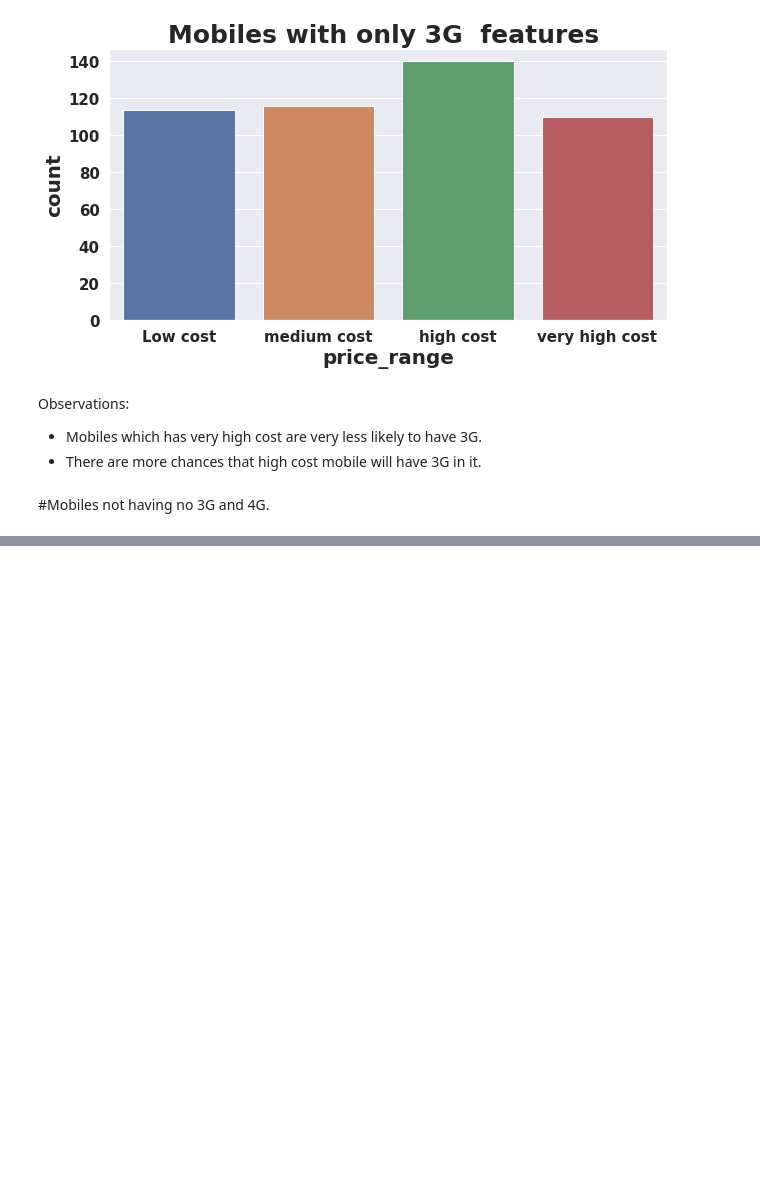
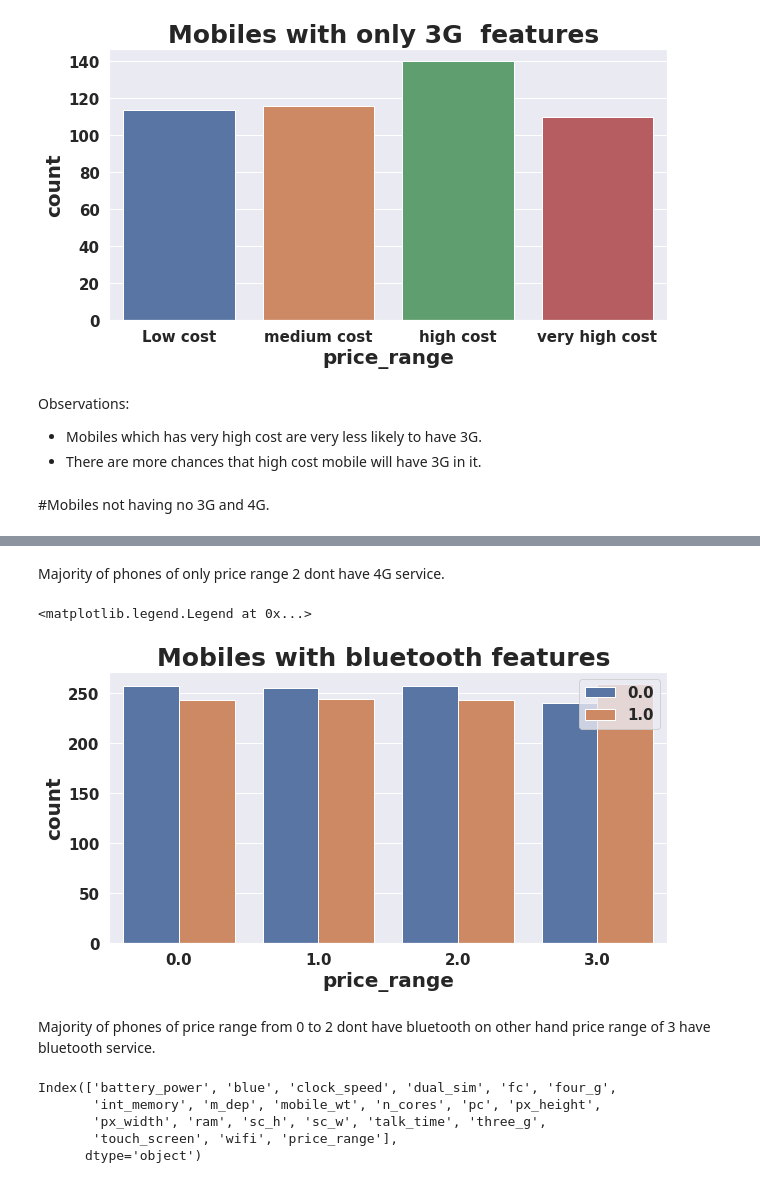
Before and after one commit to PremPatil0129/MobilePriceRangePrediction, a Jupyter notebook: MobilePriceRangePrediction.ipynb, the cells around one changed output, grey strips where cells are left out. Drawn from its saved outputs; the diff is of its cells as text; code cells hidden in the pictures; blank space fills up the shorter version.

```diff
--- a/MobilePriceRangePrediction.ipynb
+++ b/MobilePriceRangePrediction.ipynb
@@ -469,0 +517,20 @@ No_3g_4G_df=mobile_data[(mobile_data['three_g']!=1) & (mobile_data['four_g']!=1)
+# %% [markdown]
+Majority of phones of only price range 2 dont have 4G service.
+# %%
+plt.figure(figsize=(10, 5))
+sns.countplot(mobile_data['price_range'],hue=mobile_data['blue'])
+plt.title("Mobiles with bluetooth features ")
+plt.legend(loc='best')
+# %% [output]
+<matplotlib.legend.Legend at 0x...>
+[figure, added]
+# %% [markdown]
+Majority of phones of price range from 0 to 2 dont have bluetooth on other hand price range of 3 have bluetooth service.
+# %%
+mobile_data.columns
+# %% [output]
+Index(['battery_power', 'blue', 'clock_speed', 'dual_sim', 'fc', 'four_g',
+       'int_memory', 'm_dep', 'mobile_wt', 'n_cores', 'pc', 'px_height',
+       'px_width', 'ram', 'sc_h', 'sc_w', 'talk_time', 'three_g',
+       'touch_screen', 'wifi', 'price_range'],
+      dtype='object')
```
Also changed, not shown: parts of 9 cells of this notebook.
